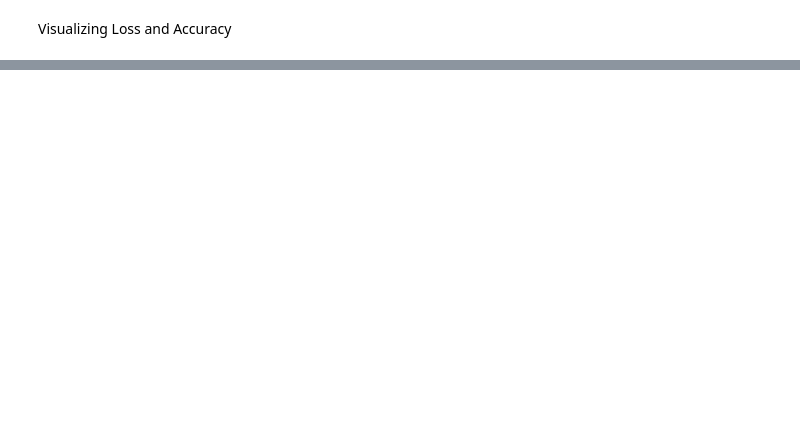
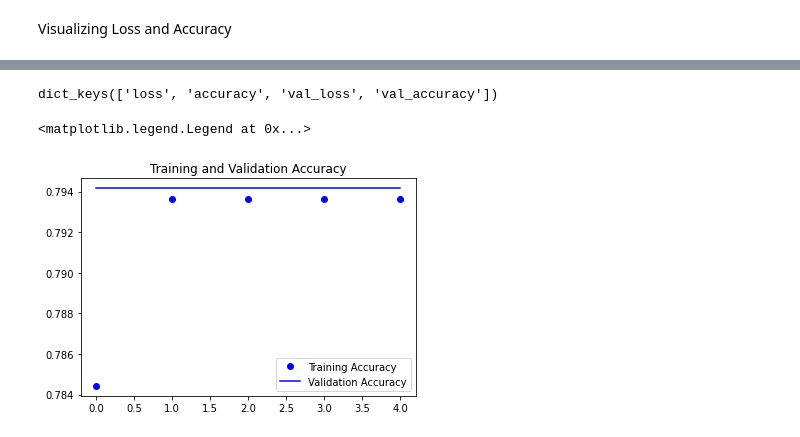
Before and after one commit to EricCallaway/COSC_5313_CNN_model_HW-5, a Jupyter notebook: CNN_model_HW_5.ipynb, the cells around one changed output, grey strips where cells are left out. Saved outputs shown, nothing was run; the diff lists cells and outputs as text; code cells hidden in the pictures; blank space fills up the shorter version.

```diff
--- a/CNN_model_HW_5.ipynb
+++ b/CNN_model_HW_5.ipynb
@@ -276,0 +276,17 @@ plt.show()
+# %%
+print(history.history.keys())
+accuracy = history.history['accuracy']
+val_accuracy = history.history['val_accuracy']
+loss = history.history['loss']
+val_loss = history.history['val_loss']
+# %% [output]
+dict_keys(['loss', 'accuracy', 'val_loss', 'val_accuracy'])
+# %%
+epochs = range(len(accuracy))
+plt.plot(epochs, accuracy, 'bo', label='Training Accuracy')
+plt.plot(epochs, val_accuracy, 'b', label='Validation Accuracy')
+plt.title('Training and Validation Accuracy')
+plt.legend()
+# %% [output]
+<matplotlib.legend.Legend at 0x...>
+[figure, added]
```
Also changed, not shown: parts of 19 cells of this notebook.
